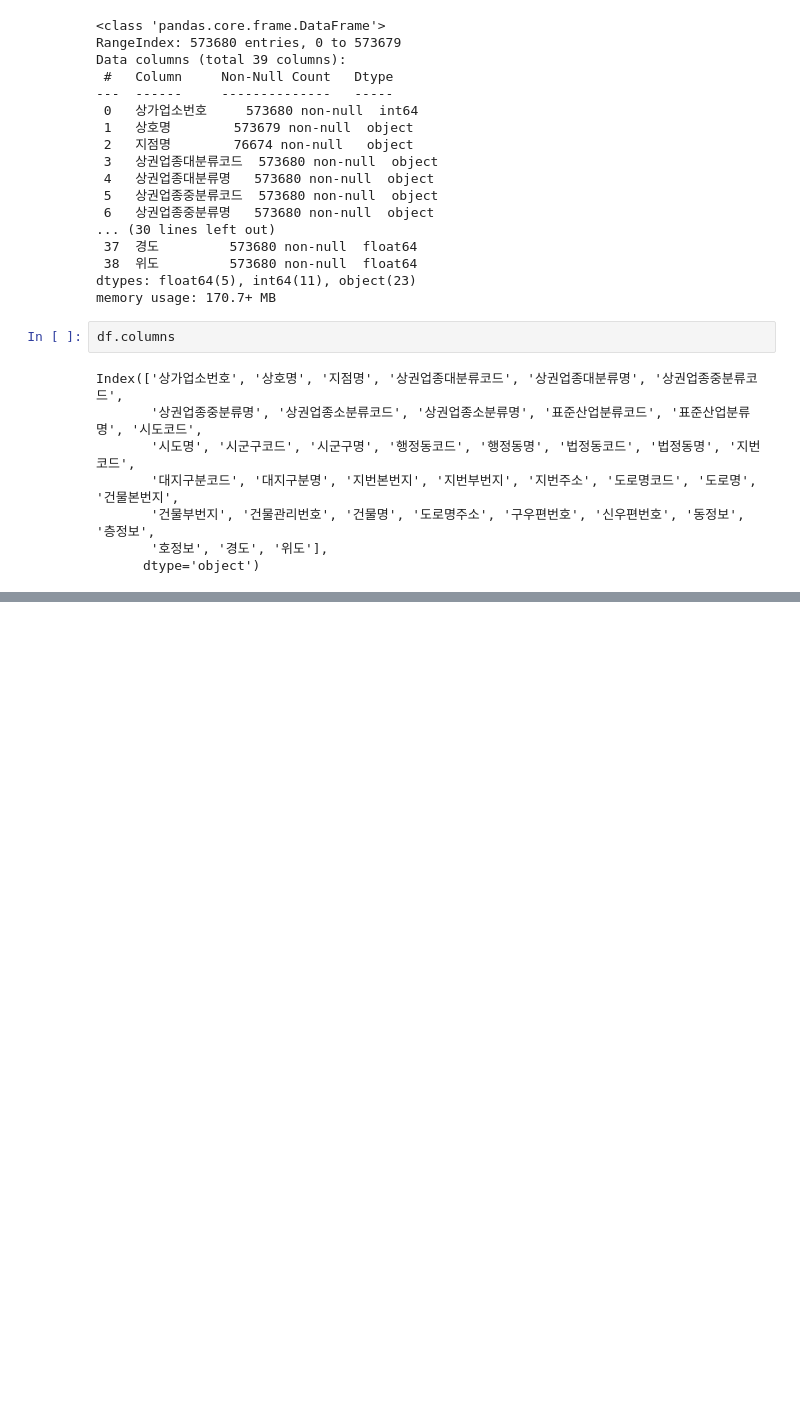
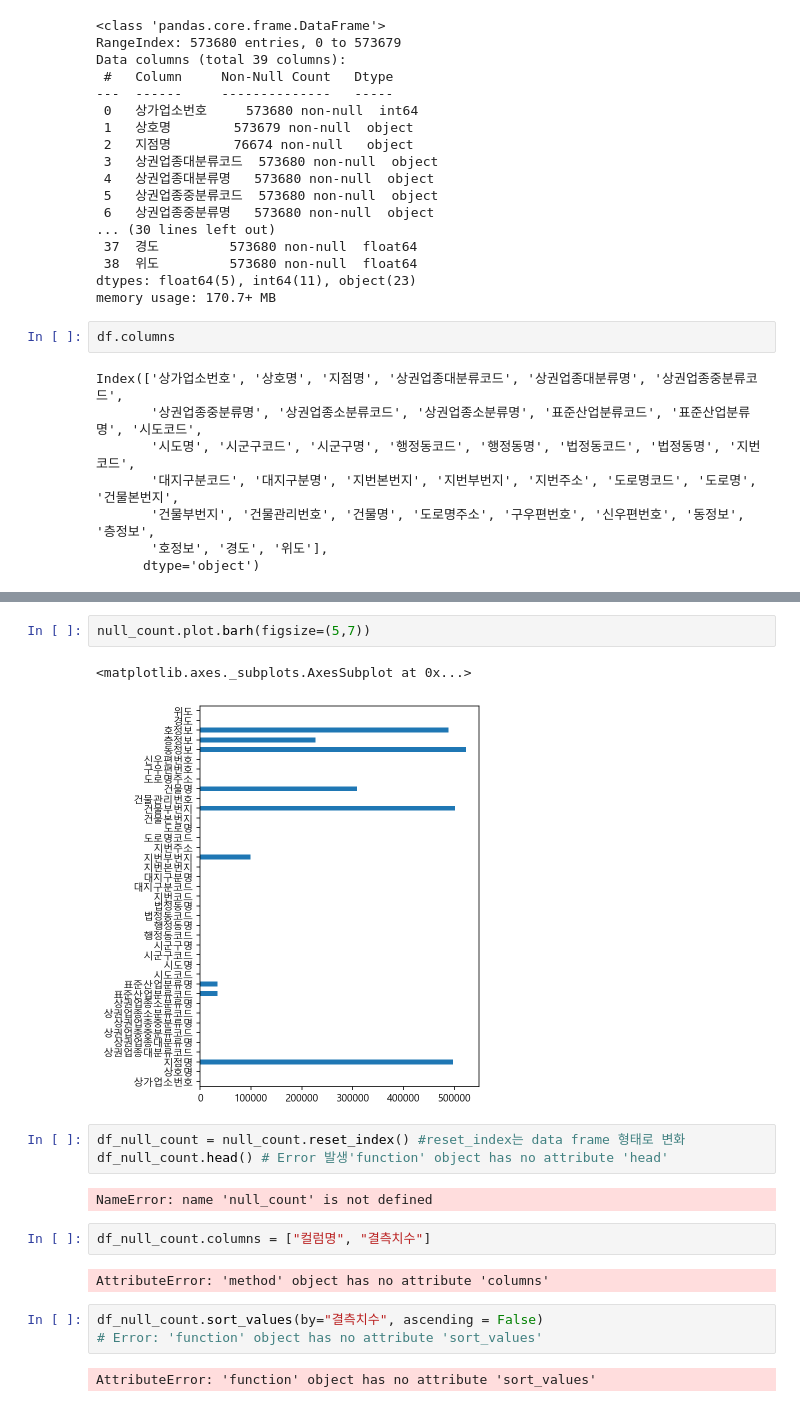
Before and after one commit to ATOMB-EUNBI/Python-Basic, a Jupyter notebook: Boostcamp_seoul1.ipynb, the cells around one changed output, grey strips where cells are left out. Cells and saved outputs as stored; diff of their text form; blank space fills up the shorter version.

```diff
--- a/Boostcamp_seoul1.ipynb
+++ b/Boostcamp_seoul1.ipynb
@@ -85,0 +113,19 @@ dtype: int64
+# %%
+null_count.plot.barh(figsize=(5,7))
+# %% [output]
+<matplotlib.axes._subplots.AxesSubplot at 0x...>
+[figure, added]
+# %%
+df_null_count = null_count.reset_index() #reset_index는 data frame 형태로 변화
+df_null_count.head() # Error 발생'function' object has no attribute 'head'
+# %% [output]
+NameError: name 'null_count' is not defined
+# %%
+df_null_count.columns = ["컬럼명", "결측치수"]
+# %% [output]
+AttributeError: 'method' object has no attribute 'columns'
+# %%
+df_null_count.sort_values(by="결측치수", ascending = False)
+# Error: 'function' object has no attribute 'sort_values'
+# %% [output]
+AttributeError: 'function' object has no attribute 'sort_values'
```
Also changed, not shown: parts of 38 cells of this notebook.
